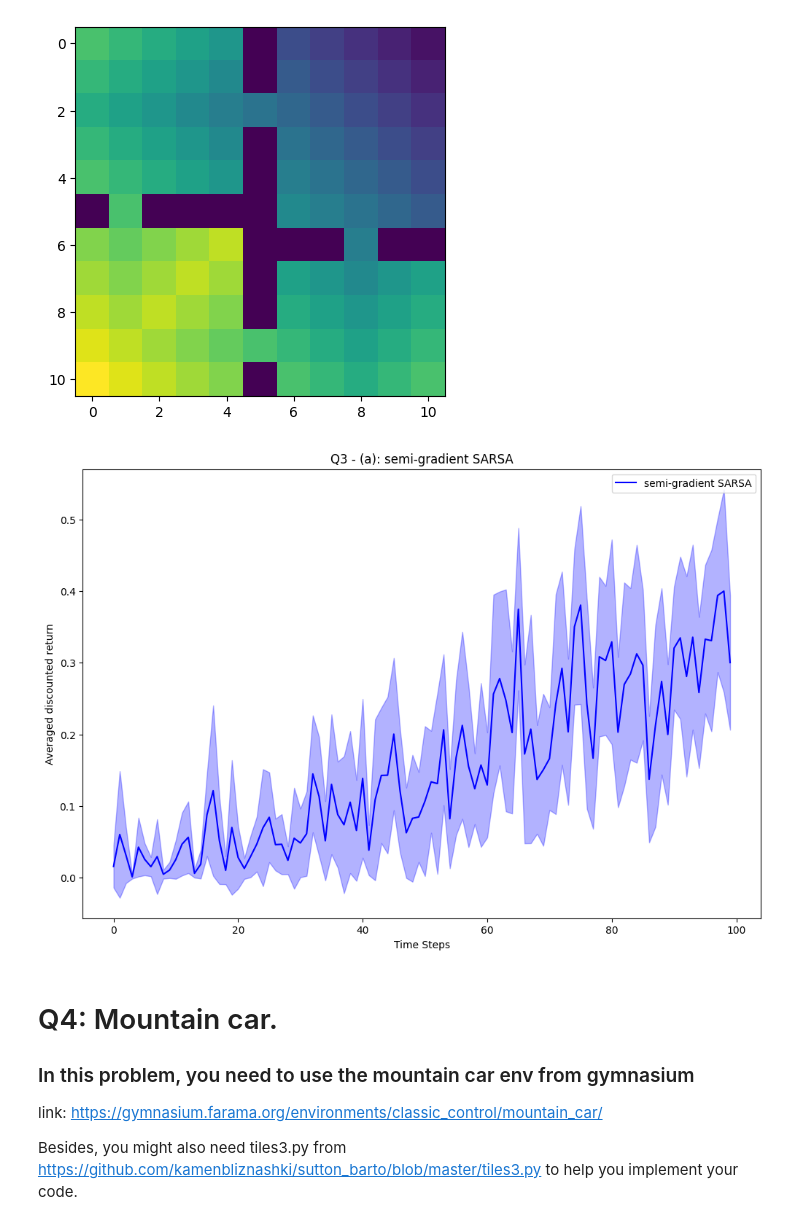
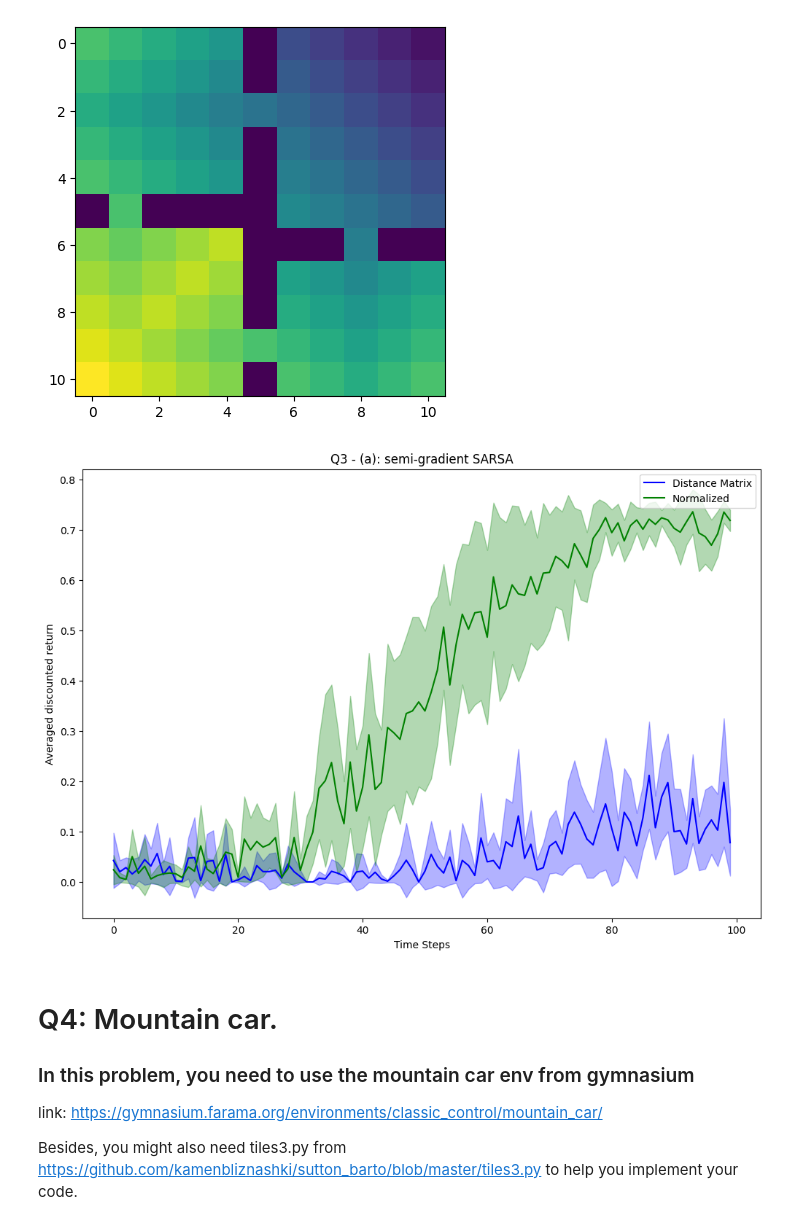
Before and after one commit to arjunjyothieswarb/CS5180, a Jupyter notebook: Assignment7/ex7_24fall.ipynb, the cells around one changed output. Cells and saved outputs as stored; diff of their text form; code cells hidden in the pictures.

```diff
--- a/Assignment7/ex7_24fall.ipynb
+++ b/Assignment7/ex7_24fall.ipynb
@@ -891,49 +969,56 @@ class AdaptedSemiDist(SemiGradientSARSAAgent):
                 index2 = index1*self.feature_size
 
                 self.feature_arr[index1, index2] = self.distance_matrix[10-y, x]
-                self.feature_arr[index1, index2+1] = x/10
-                self.feature_arr[index1, index2+2] = y/10
+                self.feature_arr[index1, index2+1] = x
+                self.feature_arr[index1, index2+2] = y
                 self.feature_arr[index1, index2+3] = 1
-
-    # def _get_state_action_feature(self, state, action):
-    #     state_index = self._aggregate_state_idx(state)
-    #     return self.feature_arr[state_index]
 # %%
 if __name__ == "__main__":
     # set the random seed
     np.random.seed(1234)
     random.seed(1234)
 
     # set hyper-parameters
-    params = {
+    param_norm = {
+        "episode_num": 100,
+        "alpha": 0.1,
+        "gamma": 0.99,
+        "epsilon": 0.1
+    }
+    param_dist = {
         "episode_num": 100,
         "alpha": 0.01,
         "gamma": 0.99,
         "epsilon": 0.1
     }
 
     # set running trials; You can trial run_trial = 5 to debug
     run_trial = 10
 
     # run experiment for the Tile-based method
-    results_tile = []
+    results_tile_dist = []
+    results_tile_norm = []
     for _ in range(run_trial):
         # create the environment
         my_env = FourRooms()
 
         # run semi-gradient SARSA with Tile-based method with tile size n = 2
-        my_agent = AdaptedSemiDist(my_env, params)
-        res = my_agent.run()
+        my_agent_dist = AdaptedSemiDist(my_env, param_dist)
+        res_dist = my_agent_dist.run()
+
+        my_agent_norm = AdaptedSemiNorm(my_env, param_norm)
+        res_norm = my_agent_norm.run()
 
         # save result for each running trial
-        results_tile.append(np.array(res))
+        results_tile_dist.append(np.array(res_dist))
+        results_tile_norm.append(np.array(res_norm))
 
-    plot_curves([np.array(results_tile)],
-            ["semi-gradient SARSA"],
-            ["b"],
+    plot_curves([np.array(results_tile_dist), np.array(results_tile_norm)],
+            ["Distance Matrix", "Normalized"],
+            ["b", "g"],
             "Averaged discounted return", "Q3 - (a): semi-gradient SARSA")
 # %% [output]
-[figure, old version]
+[figure, new version]
 # %% [markdown]
 # Q4: Mountain car.
 ### In this problem, you need to use the mountain car env from gymnasium
```
Also changed, not shown: parts of 5 cells of this notebook.
